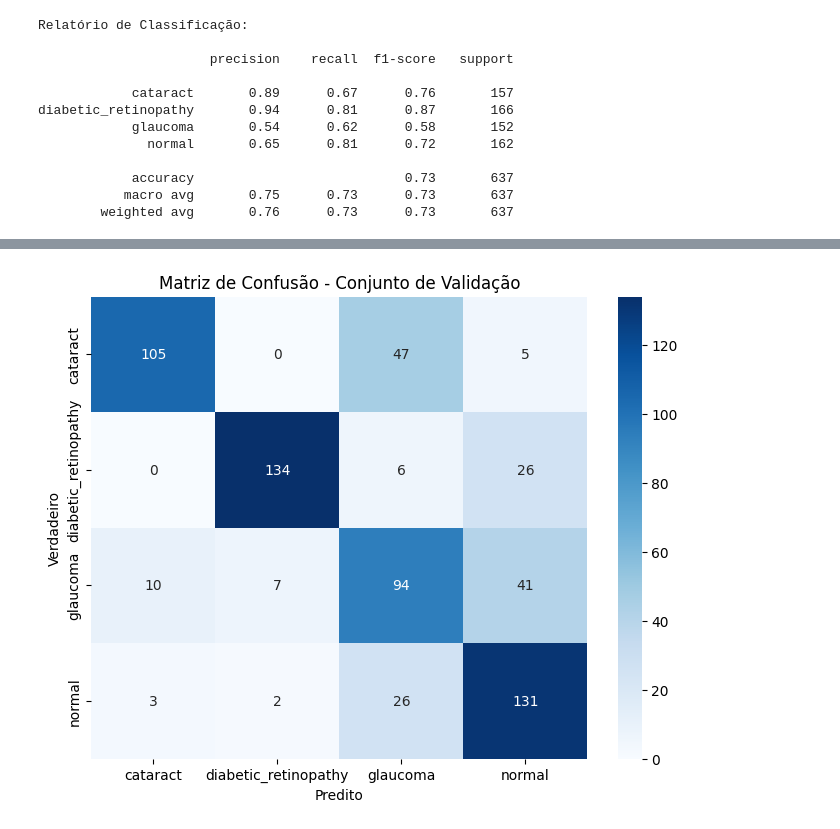
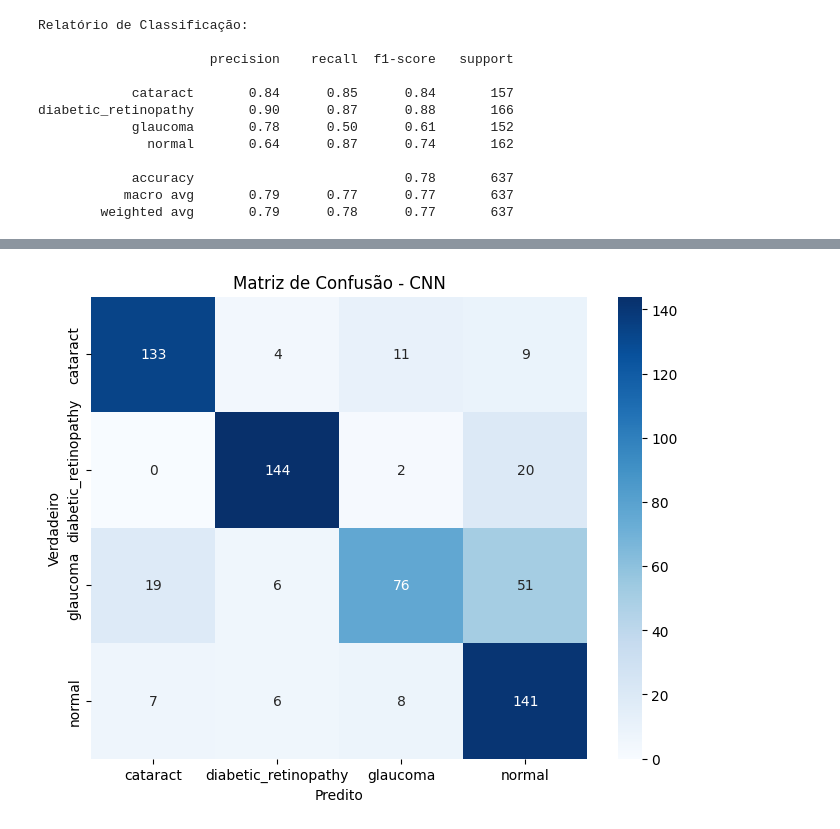
Before and after one commit to lucaschefferh/Projeto-Final, a Jupyter notebook: modelo_cnn.ipynb, the cells around one changed output, grey strips where cells are left out. Drawn from its saved outputs; the diff is of its cells as text; code cells hidden in the pictures.

```diff
--- a/modelo_cnn.ipynb
+++ b/modelo_cnn.ipynb
@@ -109,7 +262,10 @@ test_ds = (
 # %%
 #toda a arquitetura do modelo
 
-from tensorflow.keras import layers, regularizers, models
+dropout = best_params['dropout']
+lr = best_params['lr']
+weight_decay = best_params['weight_decay']
+
 
 model = models.Sequential([
         layers.Input(shape=(224, 224, 3)),
@@ -121,7 +277,7 @@ model = models.Sequential([
         layers.Conv2D(64, (3, 3), padding='same', activation='relu'),
         layers.BatchNormalization(),
         layers.MaxPooling2D((2, 2)),
-        layers.SpatialDropout2D(0.15),
+        layers.SpatialDropout2D(dropout),
 
         #segundo bloco convolucional
         layers.Conv2D(128, (3, 3), padding='same', activation='relu'),
@@ -129,7 +285,7 @@ model = models.Sequential([
         layers.Conv2D(128, (3, 3), padding='same', activation='relu'),
         layers.BatchNormalization(),
         layers.MaxPooling2D((2, 2)),
-        layers.SpatialDropout2D(0.20),
+        layers.SpatialDropout2D(dropout),
 
         #terceiro bloco convolucional
         layers.Conv2D(256, (3, 3), padding='same', activation='relu'),
@@ -137,7 +293,7 @@ model = models.Sequential([
         layers.Conv2D(256, (3, 3), padding='same', activation='relu'),
         layers.BatchNormalization(),
         layers.MaxPooling2D((2, 2)),
-        layers.SpatialDropout2D(0.25),
+        layers.SpatialDropout2D(dropout),
 
         #quarto bloco convolucional
         layers.Conv2D(256, (3, 3), padding='same', activation='relu'),
@@ -145,7 +301,7 @@ model = models.Sequential([
         layers.Conv2D(256, (3, 3), padding='same', activation='relu'),
         layers.BatchNormalization(),
         layers.MaxPooling2D((2, 2)),
-        layers.SpatialDropout2D(0.30),
+        layers.SpatialDropout2D(dropout),
 
         #camada densa
         layers.GlobalAveragePooling2D(),
@@ -154,7 +310,7 @@ model = models.Sequential([
         layers.Dropout(0.4),
         layers.Dense(128, activation='relu'),
         layers.BatchNormalization(),
-        layers.Dropout(0.3),
+        layers.Dropout(dropout),
         layers.Dense(4, activation='softmax')
 ])
 
@@ -183,18 +339,16 @@ Model: "sequential"
  Non-trainable params: 4,096 (16.00 KB)
 # %%
 #definição do otimizador e compilação do modelo
-from tensorflow.keras.optimizers.schedules import CosineDecayRestarts
-
 #define um agendador de taxa de aprendizado cíclico
 lr_schedule = CosineDecayRestarts(
-    initial_learning_rate=3e-4, #taxa de aprendizado inicial
+    initial_learning_rate=lr, #taxa de aprendizado inicial
     first_decay_steps=15,  #duração do primeiro ciclo em épocas
     t_mul=1.5,   #multiplica o tamanho de cada ciclo subsequente
     m_mul=0.9,   #reduz a amplitude máxima do LR a cada reinício
     alpha=1e-6   #taxa mínima
 )
 #define o otimizador AdamW
-optimizer = tf.keras.optimizers.AdamW(learning_rate=lr_schedule, weight_decay=1e-5)
+optimizer = tf.keras.optimizers.AdamW(learning_rate=lr_schedule, weight_decay=weight_decay)
 
 #Compilação do modelo com as métricas e loss
 model.compile(
@@ -204,13 +358,11 @@ model.compile(
 )
 # %%
 #definição dos callbacks
-
-from tensorflow.keras.callbacks import EarlyStopping, ReduceLROnPlateau, ModelCheckpoint
 
 #early stoppin para parar o treinamento se o modelo não aprender
 early_stopping = EarlyStopping(
     monitor='val_loss',       #métrica a ser avaliada
-    patience=40,              #quantas épocas até parar o treinamento
+    patience=30,              #quantas épocas até parar o treinamento
     restore_best_weights=True, #restaura os melhores pesos
     verbose = 1 #manda msg que parou
 )
@@ -224,7 +376,7 @@ checkpoint = ModelCheckpoint(
 )
 
 
-callbacks_list = [early_stopping,  checkpoint]
+callbacks_list = [early_stopping, checkpoint]
 # %%
 #treinamento do modelo
 history = model.fit(
@@ -314,9 +459,5 @@ plt.show()
 # %%
-import numpy as np
-from sklearn.metrics import classification_report, confusion_matrix
-import seaborn as sns
-
-# Gera predições no conjunto de teste
+#Gera predições no conjunto de teste
 y_true = []
 y_pred = []
 
@@ -328,17 +469,17 @@ for images, labels in test_ds:
 y_true = np.array(y_true)
 y_pred = np.array(y_pred)
 
-# Relatório de classificação
+#Relatório de classificação
 print("Relatório de Classificação:\n")
 print(classification_report(y_true, y_pred, target_names=class_names))
 
-# Matriz de confusão
+#Matriz de confusão
 cm = confusion_matrix(y_true, y_pred)
 plt.figure(figsize=(8, 6))
 sns.heatmap(cm, annot=True, fmt="d", cmap="Blues", xticklabels=class_names, yticklabels=class_names)
 plt.xlabel("Predito")
 plt.ylabel("Verdadeiro")
-plt.title("Matriz de Confusão - Conjunto de Validação")
+plt.title("Matriz de Confusão - CNN")
 plt.savefig("confusion_matrix.png")
 plt.show()
 # %% [output]
@@ -346,11 +487,11 @@ Relatório de Classificação:
 
                       precision    recall  f1-score   support
 
-            cataract       0.89      0.67      0.76       157
-diabetic_retinopathy       0.94      0.81      0.87       166
-            glaucoma       0.54      0.62      0.58       152
-              normal       0.65      0.81      0.72       162
+            cataract       0.84      0.85      0.84       157
+diabetic_retinopathy       0.90      0.87      0.88       166
+            glaucoma       0.78      0.50      0.61       152
+              normal       0.64      0.87      0.74       162
 
-            accuracy                           0.73       637
-           macro avg       0.75      0.73      0.73       637
-        weighted avg       0.76      0.73      0.73       637
+            accuracy                           0.78       637
+           macro avg       0.79      0.77      0.77       637
+        weighted avg       0.79      0.78      0.77       637
@@ -357 +499 @@ diabetic_retinopathy       0.94      0.81      0.87       166
-[figure, old version]
+[figure, new version]
```
Also changed, not shown: parts of 12 cells of this notebook, 1 other file.
